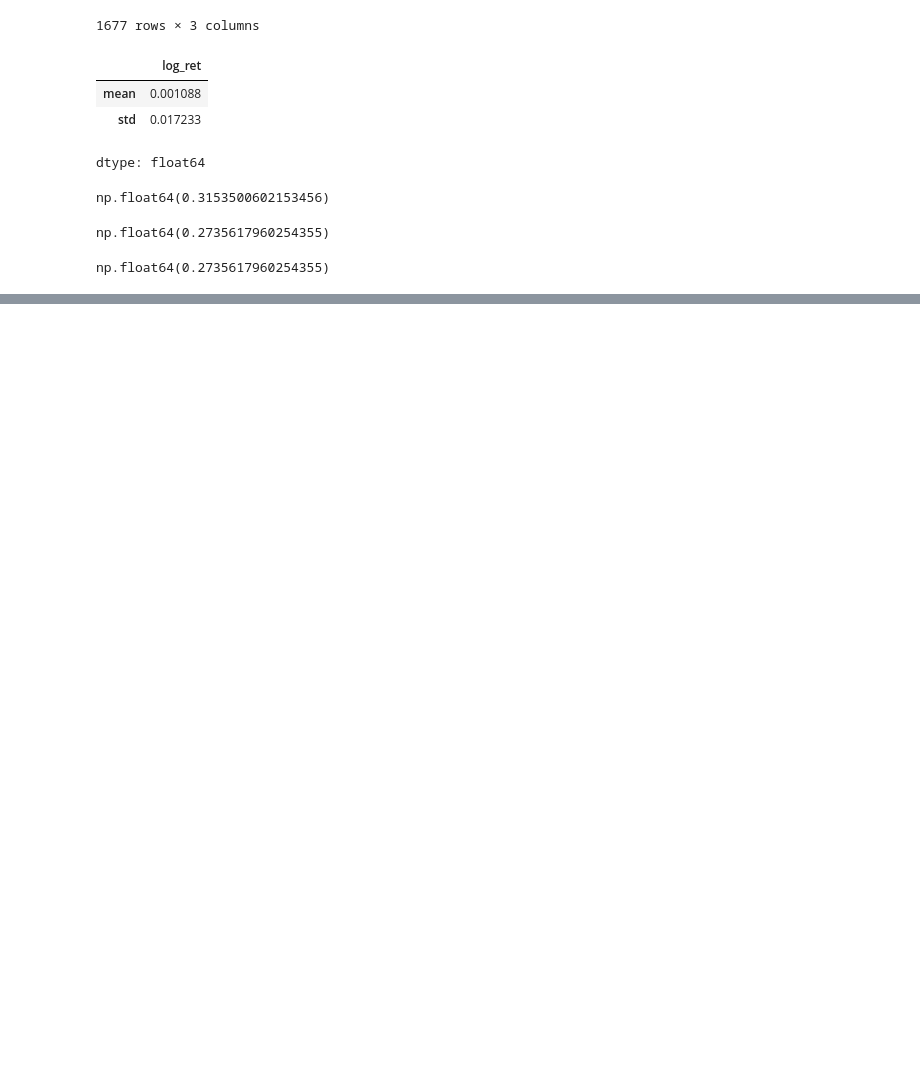
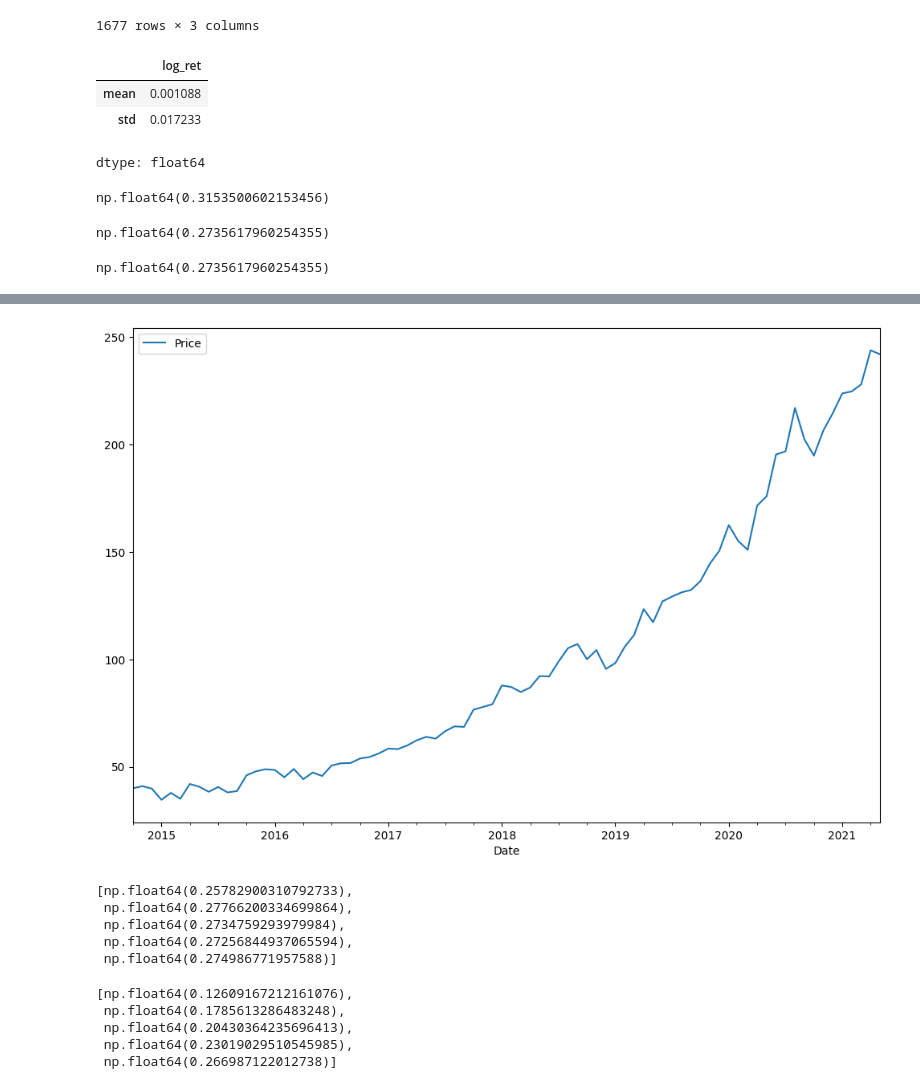
Before and after one commit to Rezamoghadam8810/Algorithmic_trading_tutorial, a Jupyter notebook: Annualizing_Mean_return_and_std_of_Returns.ipynb, the cells around one changed output, grey strips where cells are left out. Drawn from its saved outputs; the diff is of its cells as text; code cells hidden in the pictures; blank space fills up the shorter version.

```diff
--- a/Annualizing_Mean_return_and_std_of_Returns.ipynb
+++ b/Annualizing_Mean_return_and_std_of_Returns.ipynb
@@ -68,0 +98,3 @@ np.float64(0.2735617960254355)
+# %%
+monthly = msft.Price.resample("M").last() ## resample to monthly (mont end)
+monthly
@@ -68,0 +117,6 @@ np.float64(0.2735617960254355)
+# %%
+monthly.plot(figsize=(12,8))
+plt.legend()
+plt.show()
+# %% [output]
+[figure, added]
@@ -68,0 +133,16 @@ np.float64(0.2735617960254355)
+# %%
+ann_mean
+# %% [output]
+[np.float64(0.25782900310792733),
+ np.float64(0.27766200334699864),
+ np.float64(0.2734759293979984),
+ np.float64(0.27256844937065594),
+ np.float64(0.274986771957588)]
+# %%
+ann_std
+# %% [output]
+[np.float64(0.12609167212161076),
+ np.float64(0.1785613286483248),
+ np.float64(0.20430364235696413),
+ np.float64(0.23019029510545985),
+ np.float64(0.266987122012738)]
```
Also changed, not shown: parts of 8 cells of this notebook.
